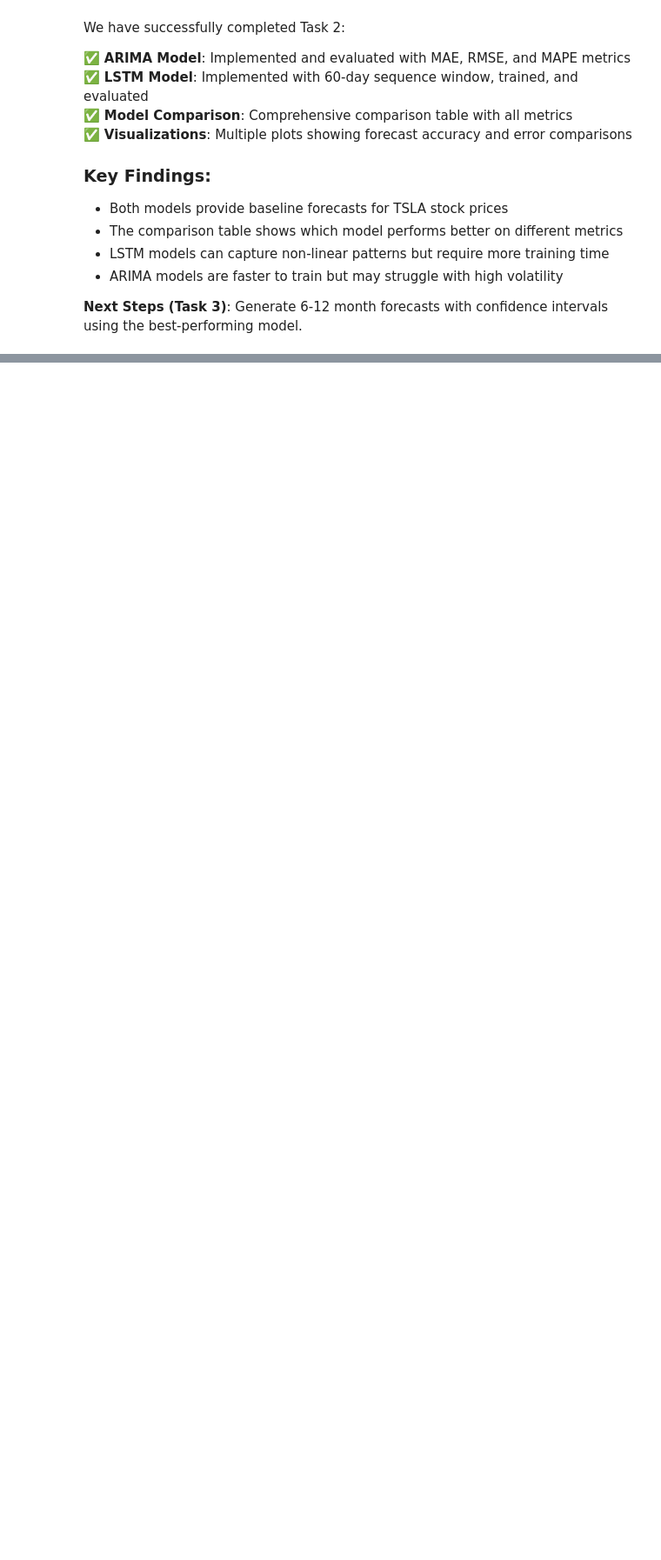
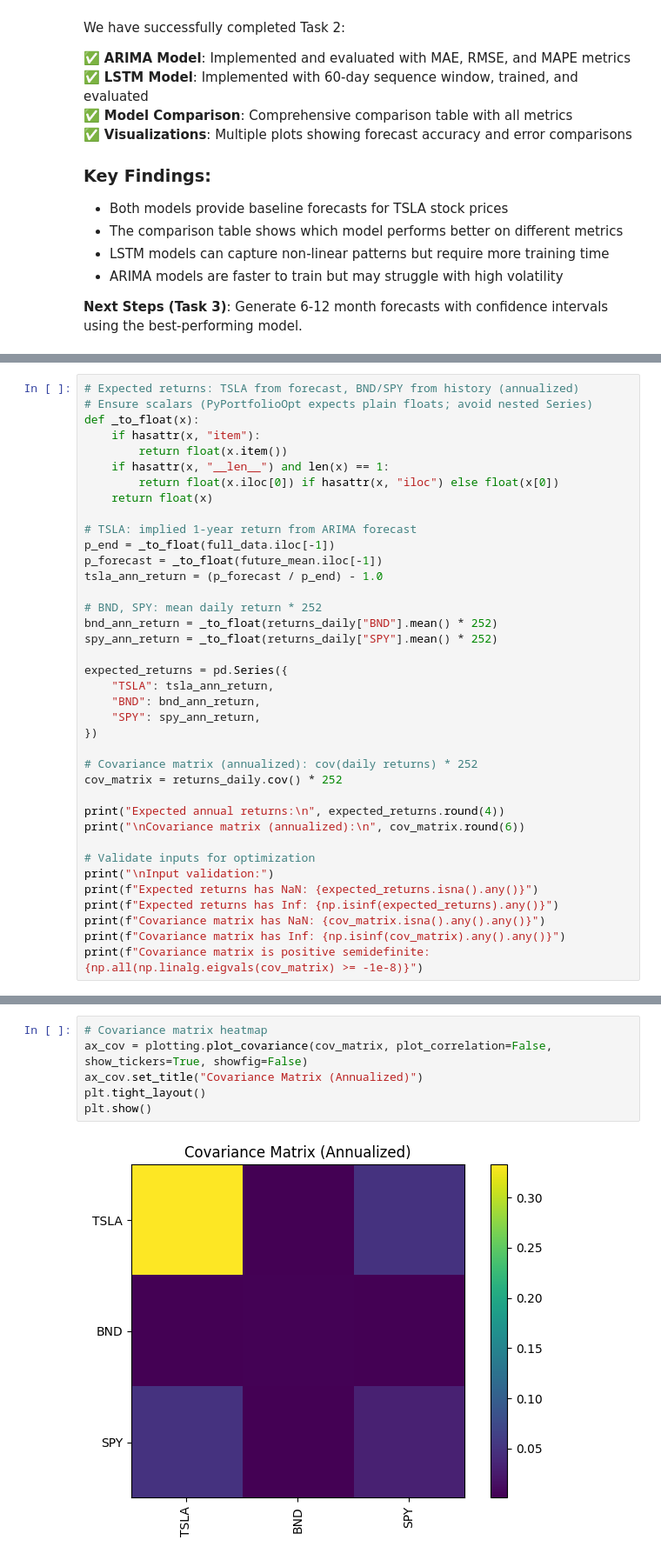
Before and after one commit to linat117/Time-Series-Forecasting-for-Portfolio-Management-Optimization, a Jupyter notebook: notebooks/02_arima_model_tsla.ipynb, the cells around one changed output, grey strips where cells are left out. Shown at 87% size. Cells and saved outputs as stored; diff of their text form; blank space fills up the shorter version.

```diff
--- a/notebooks/02_arima_model_tsla.ipynb
+++ b/notebooks/02_arima_model_tsla.ipynb
@@ -413,0 +604,38 @@ We have successfully completed Task 2:
+# %%
+# Expected returns: TSLA from forecast, BND/SPY from history (annualized)
+# Ensure scalars (PyPortfolioOpt expects plain floats; avoid nested Series)
+def _to_float(x):
+    if hasattr(x, "item"):
+        return float(x.item())
+    if hasattr(x, "__len__") and len(x) == 1:
+        return float(x.iloc[0]) if hasattr(x, "iloc") else float(x[0])
+    return float(x)
+
+# TSLA: implied 1‑year return from ARIMA forecast
+p_end = _to_float(full_data.iloc[-1])
+p_forecast = _to_float(future_mean.iloc[-1])
+tsla_ann_return = (p_forecast / p_end) - 1.0
+
+# BND, SPY: mean daily return * 252
+bnd_ann_return = _to_float(returns_daily["BND"].mean() * 252)
+spy_ann_return = _to_float(returns_daily["SPY"].mean() * 252)
+
+expected_returns = pd.Series({
+    "TSLA": tsla_ann_return,
+    "BND": bnd_ann_return,
+    "SPY": spy_ann_return,
+})
+
+# Covariance matrix (annualized): cov(daily returns) * 252
+cov_matrix = returns_daily.cov() * 252
+
+print("Expected annual returns:\n", expected_returns.round(4))
+print("\nCovariance matrix (annualized):\n", cov_matrix.round(6))
+
+# Validate inputs for optimization
+print("\nInput validation:")
+print(f"Expected returns has NaN: {expected_returns.isna().any()}")
+print(f"Expected returns has Inf: {np.isinf(expected_returns).any()}")
+print(f"Covariance matrix has NaN: {cov_matrix.isna().any().any()}")
+print(f"Covariance matrix has Inf: {np.isinf(cov_matrix).any().any()}")
+print(f"Covariance matrix is positive semidefinite: {np.all(np.linalg.eigvals(cov_matrix) >= -1e-8)}")
@@ -413,0 +706,8 @@ We have successfully completed Task 2:
+# %%
+# Covariance matrix heatmap
+ax_cov = plotting.plot_covariance(cov_matrix, plot_correlation=False, show_tickers=True, showfig=False)
+ax_cov.set_title("Covariance Matrix (Annualized)")
+plt.tight_layout()
+plt.show()
+# %% [output]
+[figure, added]
```
Also changed, not shown: parts of 24 cells of this notebook.
